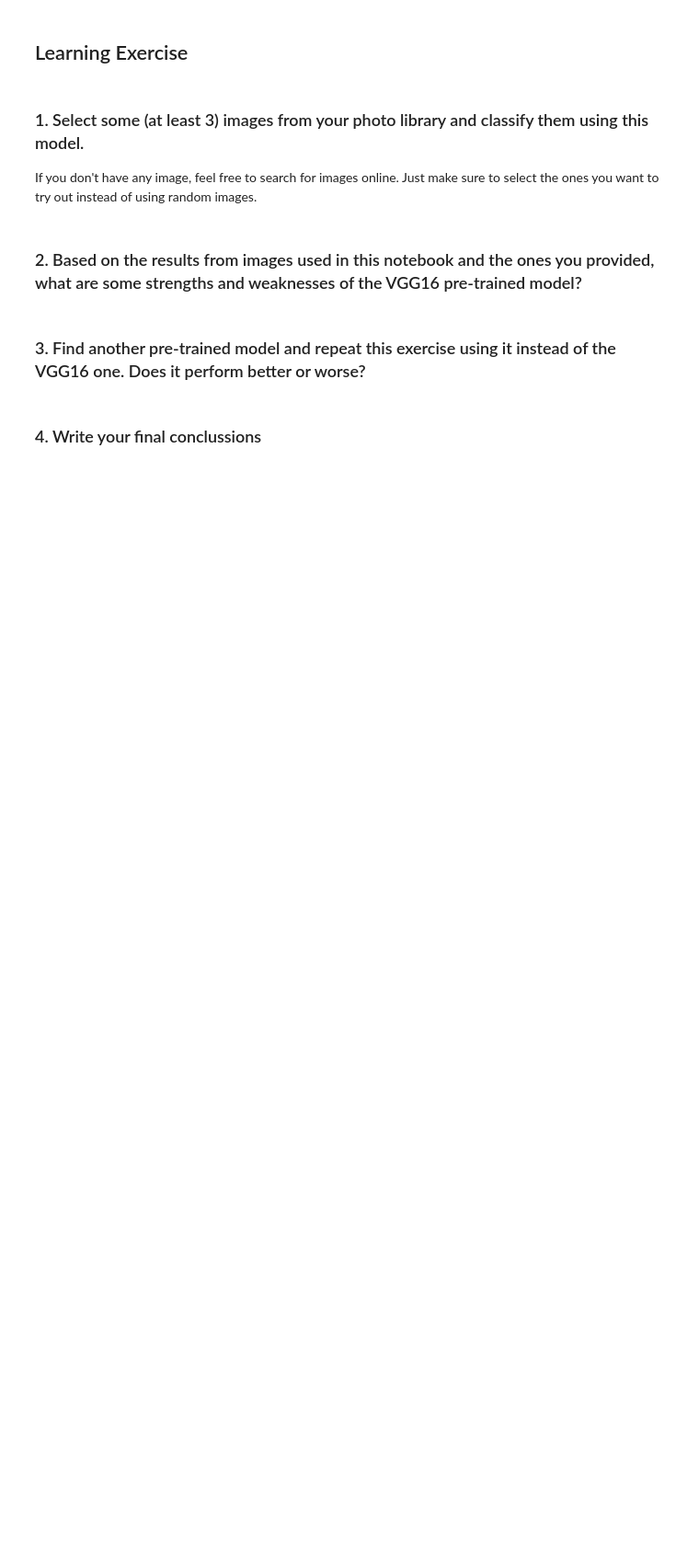
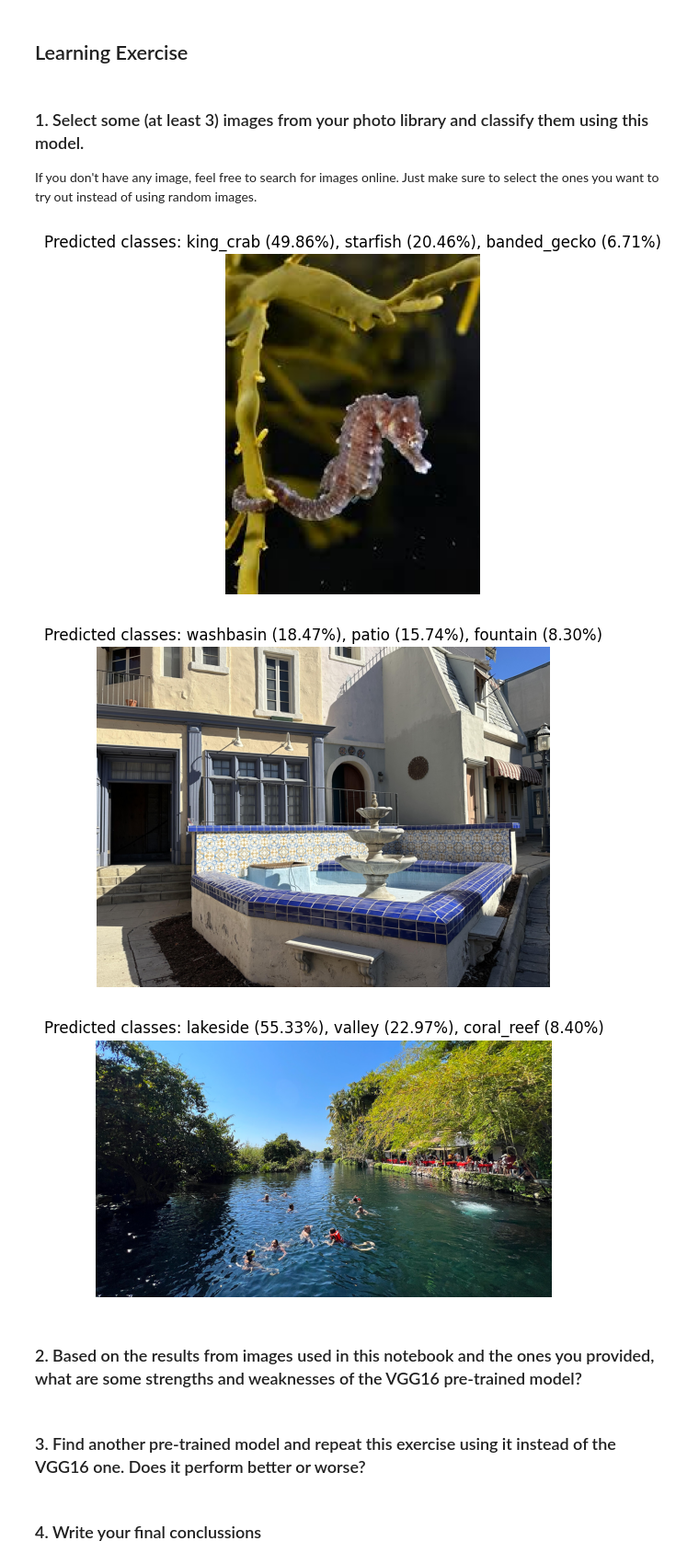
Before and after one commit to ivanovichGit/computacional, a Jupyter notebook: 7_pretrained_models/7_pretrained_models.ipynb, the cells around one changed output. Shown at 92% size. Saved outputs shown, nothing was run; the diff lists cells and outputs as text; code cells hidden in the pictures; blank space fills up the shorter version.

Commit message:
3 imagenes locales predecidas

```diff
--- a/7_pretrained_models/7_pretrained_models.ipynb
+++ b/7_pretrained_models/7_pretrained_models.ipynb
@@ -198,6 +198,37 @@ for i, preds in enumerate(batch_preds):
 ### 1. Select some (at least 3) images from your photo library and classify them using this model.
 
 If you don't have any image, feel free to search for images online. Just make sure to select the ones you want to try out instead of using random images.
+# %%
+def download_local_images(paths):
+    images = []
+    for path in paths:
+        img = Image.open(path).convert("RGB")
+        images.append(img)
+
+    return images
+# %%
+image_paths = [
+    "test1.jpg",
+    "test2.jpg",
+    "test3.jpg"
+]
+
+batch = download_local_images(image_paths)
+# %%
+batch_preds = classify_batch(model, pre_trans, batch, top_k=3)
+
+for i, preds in enumerate(batch_preds):
+    plt.figure()
+    plt.axis('off')
+    plt.imshow(batch[i])
+    idx, prob = preds[0]
+    title = f"{index_to_label(idx)} ({prob:.2%})"
+    _p = [f"{index_to_label(idx)} ({prob:.2%})" for idx, prob in preds]
+    plt.title(f"Predicted classes: {', '.join(_p)}")
+# %% [output]
+[figure, added]
+[figure, added]
+[figure, added]
 # %% [markdown]
 ### 2. Based on the results from images used in this notebook and the ones you provided, what are some strengths and weaknesses of the VGG16 pre-trained model?
 # %% [markdown]
```
Also changed, not shown: parts of 6 cells of this notebook.
